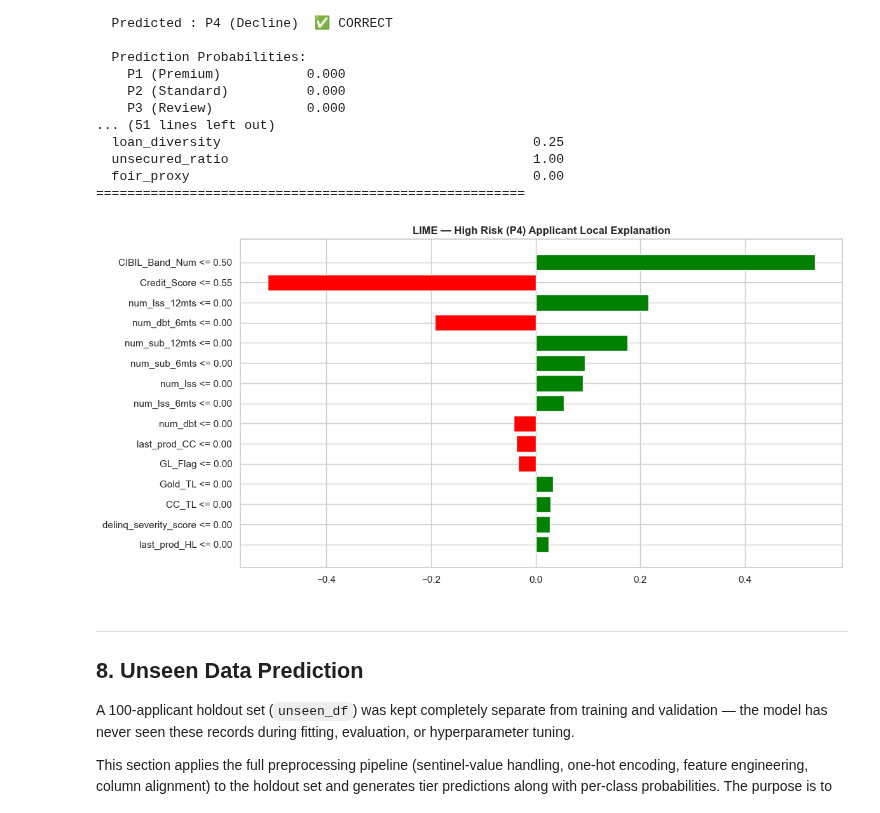
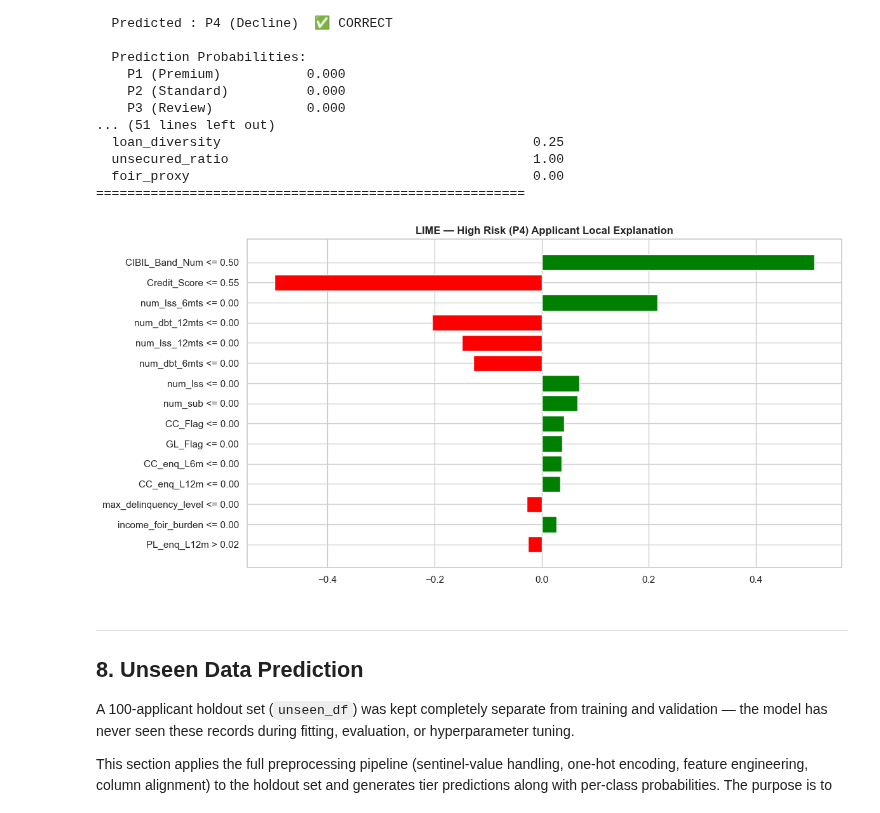
Before and after one commit to roshanx0/indian-credit-risk-xai, a Jupyter notebook: indian_credit_risk.ipynb, the cells around one changed output. Cells and saved outputs as stored; diff of their text form; code cells hidden in the pictures.

```diff
--- a/indian_credit_risk.ipynb
+++ b/indian_credit_risk.ipynb
@@ -1129,40 +1139,48 @@ explain_applicant(p1_idx[0], X_test, y_test, best_model, feat_names)
 # %%
 # ── 7.4 LIME Local Explanation (runs when lime is installed) ──────────────────
 try:
     from lime import lime_tabular
 
+    # Align LIME with the final modeling matrices/columns used in deployment sections.
+    lime_X_train = X_train.copy() if hasattr(X_train, 'copy') else pd.DataFrame(X_train)
+    lime_X_test = X_test.copy() if hasattr(X_test, 'copy') else pd.DataFrame(X_test)
+    lime_feat_names = list(feature_cols) if 'feature_cols' in globals() else list(lime_X_train.columns)
 
-    # Build LIME inputs from the exact matrices tied to best_model to avoid column drift.
-    lime_X_train = best_Xtr.copy() if hasattr(best_Xtr, 'copy') else pd.DataFrame(best_Xtr)
-    lime_X_test = best_Xte.copy() if hasattr(best_Xte, 'copy') else pd.DataFrame(best_Xte)
-    lime_feat_names = list(lime_X_train.columns) if hasattr(lime_X_train, 'columns') else [f'feature_{i}' for i in range(lime_X_train.shape[1])]
+    if not hasattr(lime_X_train, 'columns') or len(lime_X_train.columns) != len(lime_feat_names):
+        lime_X_train = pd.DataFrame(lime_X_train, columns=lime_feat_names)
+    if not hasattr(lime_X_test, 'columns') or len(lime_X_test.columns) != len(lime_feat_names):
+        lime_X_test = pd.DataFrame(lime_X_test, columns=lime_feat_names)
 
-    # Defensive alignment in case notebook was run out of order.
-    if hasattr(lime_X_test, 'reindex') and len(lime_feat_names) == lime_X_test.shape[1]:
+    if hasattr(lime_X_test, 'reindex'):
         lime_X_test = lime_X_test.reindex(columns=lime_feat_names)
+
+    # Prefer SHAP-selected model when available, else fall back safely.
+    lime_model = globals().get('shap_model', best_model)
 
     p4_idx_local = (y_test == 3).to_numpy().nonzero()[0]
 
     explainer_lime = lime_tabular.LimeTabularExplainer(
         training_data=lime_X_train.to_numpy(dtype=float),
         feature_names=lime_feat_names,
         class_names=['P1','P2','P3','P4'],
-        mode='classification'
+        mode='classification',
+        discretize_continuous=True,
+        random_state=42
     )
 
     exp = explainer_lime.explain_instance(
         lime_X_test.iloc[p4_idx_local[0]].to_numpy(dtype=float),
-        best_model.predict_proba,
+        lime_model.predict_proba,
         num_features=min(15, len(lime_feat_names))
     )
     exp.as_pyplot_figure()
     plt.title('LIME — High Risk (P4) Applicant Local Explanation', fontweight='bold')
     plt.tight_layout(); plt.show()
 except ImportError:
     print('ℹ️  LIME not installed. Run: pip install lime')
     print('   Section 7.3 provides equivalent local applicant explanations.')
 # %% [output]
-[figure, old version]
+[figure, new version]
 # %% [markdown]
 ---
 ## 8. Unseen Data Prediction
```
Also changed, not shown: parts of 5 cells of this notebook.
